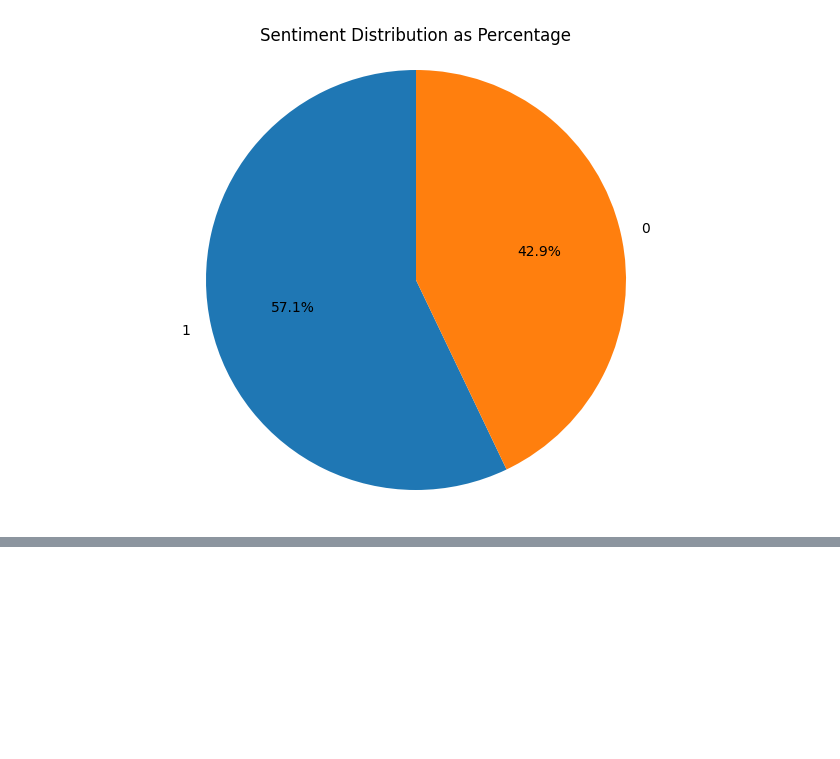
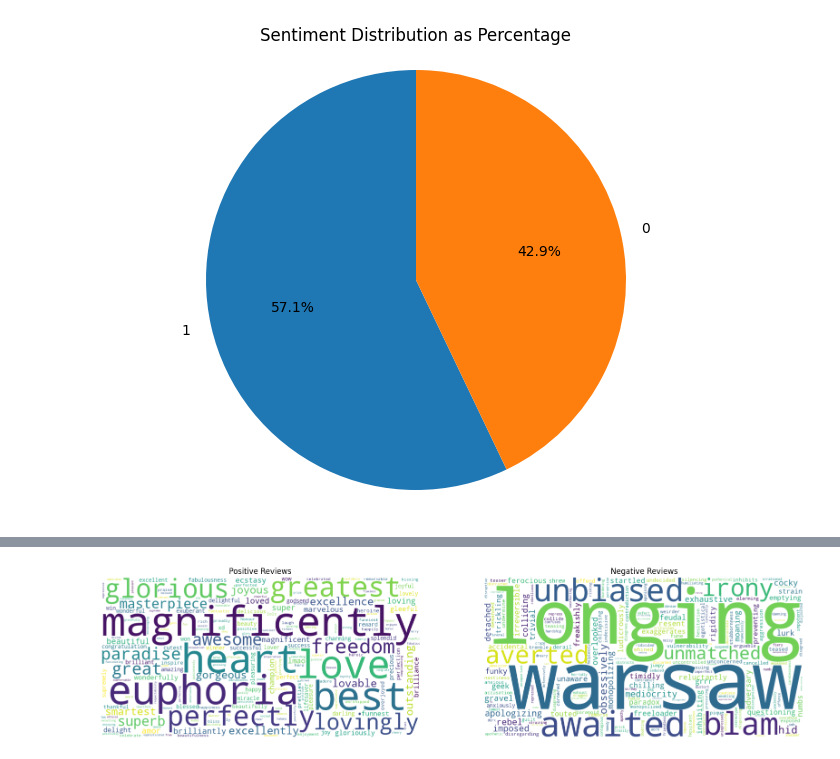
Before and after one commit to Djamesdean/SAS, a Jupyter notebook: src/Notebook.ipynb, the cells around one changed output, grey strips where cells are left out. Saved outputs shown, nothing was run; the diff lists cells and outputs as text; code cells hidden in the pictures; blank space fills up the shorter version.

Commit message:
save changes to wordcloud

```diff
--- a/src/Notebook.ipynb
+++ b/src/Notebook.ipynb
@@ -51,6 +54,54 @@ X = data['cleaned_review']
 y = data['user_suggestion']
 # Split dataset into training and test sets (80% train, 20% test)
 X_train, X_test, y_train, y_test = train_test_split(X, y, test_size=0.2, random_state=42)
+# %%
+
+analyzer = SentimentIntensityAnalyzer()
+
+def get_sentiment_score(text):
+  scores = analyzer.polarity_scores(text)
+  return scores['compound']
+
+def plot_wordclouds(df):
+
+  # Combine all reviews for each sentiment
+  positive_reviews = " ".join(df[df['user_suggestion'] == 1]['cleaned_review'])
+  negative_reviews = " ".join(df[df['user_suggestion'] == 0]['cleaned_review'])
+
+  positive_word_scores = {word: get_sentiment_score(word) for word in positive_reviews.split()}
+  negative_word_scores = {word: get_sentiment_score(word) for word in negative_reviews.split()}
+
+  # Create WordCloud objects
+  #positive_word_counts = Counter(positive_reviews.split())
+  negative_word_counts = Counter(negative_reviews.split())
+
+  # Create WordCloud objects with frequency and sentiment score weighting
+  wordcloud_positive = WordCloud(width=800, height=400, background_color='white',
+                                  stopwords=STOPWORDS).generate_from_frequencies(positive_word_scores)
+
+  # Filter out words with positive sentiment scores from the negative word cloud
+  negative_word_scores_filtered = {word: score * negative_word_counts[word]
+                                   for word, score in negative_word_scores.items() if score < 0}
+
+  wordcloud_negative = WordCloud(width=800, height=400, background_color='white',
+                                  stopwords=STOPWORDS).generate_from_frequencies(negative_word_scores_filtered)
+  # Display the generated images
+  plt.figure(figsize=(20, 10))
+  plt.subplot(1, 2, 1)
+  plt.imshow(wordcloud_positive, interpolation='bilinear')
+  plt.title('Positive Reviews')
+  plt.axis("off")
+
+  plt.subplot(1, 2, 2)
+  plt.imshow(wordcloud_negative, interpolation='bilinear')
+  plt.title('Negative Reviews')
+  plt.axis("off")
+
+  plt.show()
+
+plot_wordclouds(data)
+# %% [output]
+[figure, added]
 # %%
 tfidf = TfidfVectorizer(max_features=5000)  # Adjust max_features as needed
 X_train_tfidf = tfidf.fit_transform(X_train)
```
Also changed, not shown: parts of 2 cells of this notebook.
